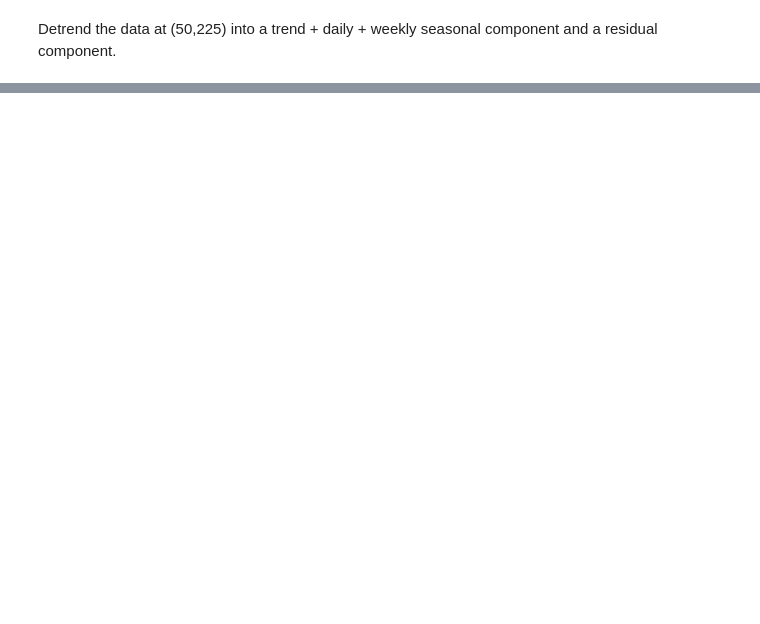
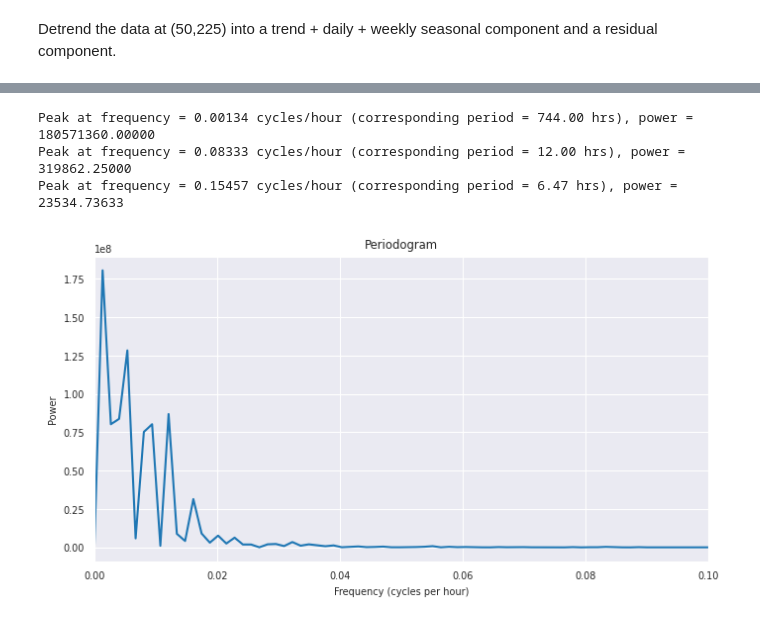
Before and after one commit to sunnyw22/STGP-for-weather-forecasting, a Jupyter notebook: GPRs/detrending_data.ipynb, the cells around one changed output, grey strips where cells are left out. Cells and saved outputs as stored; diff of their text form; code cells hidden in the pictures; blank space fills up the shorter version.

```diff
--- a/GPRs/detrending_data.ipynb
+++ b/GPRs/detrending_data.ipynb
@@ -59,0 +58,19 @@ residual_point_best.plot()
+# %%
+from scipy.signal import periodogram, find_peaks
+ts = point_best.values - point_best.values.mean()
+fs = 1.0  # Sampling frequency: 1 sample per hour
+freqs, power = periodogram(ts, fs=fs)
+peaks, properties = find_peaks(power, height=10000, distance=10)
+peak_freqs = freqs[peaks]
+peak_powers = power[peaks]
+for f, p in zip(peak_freqs, peak_powers):
+    print(f"Peak at frequency = {f:.5f} cycles/hour (corresponding period = {1/f:.2f} hrs), power = {p:.5f}")
+
+
+plt.figure(figsize=(8, 4))
+plt.plot(freqs, power)
+plt.xlim(0, 0.5)
+plt.xlabel('Frequency (cycles per hour)')
+plt.ylabel('Power')
+plt.title('Periodogram')
+plt.show()
@@ -60,3 +85,27 @@ residual_point_best.plot()
+# %%
+from scipy.signal import periodogram, find_peaks
+
+fs = 1.0  # Sampling frequency: 1 sample per hour
+freqs, power = periodogram(point_worst.values, fs=fs)
+peaks, properties = find_peaks(power, height=10000, distance=50)
+peak_freqs = freqs[peaks]
+peak_powers = power[peaks]
+for f, p in zip(peak_freqs, peak_powers):
+    print(f"Peak at frequency = {f:.5f} cycles/hour (corresponding period = {1/f:.2f} hrs), power = {p:.5f}")
+
+
+plt.figure(figsize=(8, 4))
+plt.plot(freqs, power)
+plt.xlim(0, 0.1)
+plt.xlabel('Frequency (cycles per hour)')
+plt.ylabel('Power')
+plt.title('Periodogram')
+plt.show()
+# %% [output]
+Peak at frequency = 0.00134 cycles/hour (corresponding period = 744.00 hrs), power = 180571360.00000
+Peak at frequency = 0.08333 cycles/hour (corresponding period = 12.00 hrs), power = 319862.25000
+Peak at frequency = 0.15457 cycles/hour (corresponding period = 6.47 hrs), power = 23534.73633
+[figure, added]
 # %%
 residual_point_best.resid.shape
 # %% [output]
```
Also changed, not shown: parts of 19 cells of this notebook, 3 other files.
